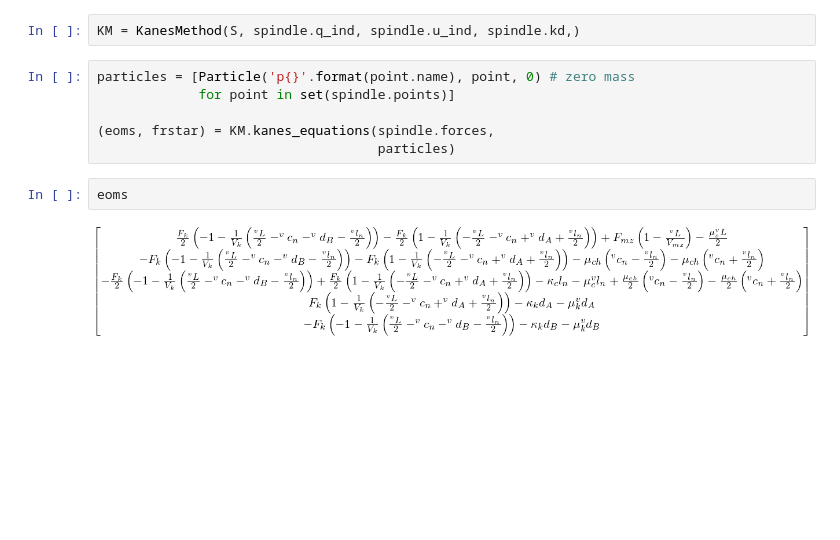
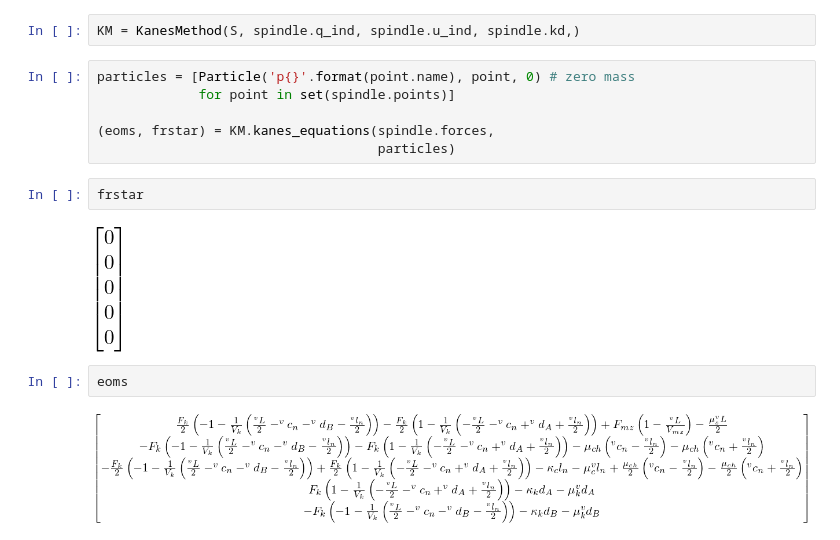
Before and after one commit to glyg/notebooks, a Jupyter notebook: kt_sim/sympy_dumb_spindle.ipynb, the cells around one changed output. Drawn from its saved outputs; the diff is of its cells as text; blank space fills up the shorter version.

```diff
--- a/kt_sim/sympy_dumb_spindle.ipynb
+++ b/kt_sim/sympy_dumb_spindle.ipynb
@@ -334,6 +334,10 @@ particles = [Particle('p{}'.format(point.name), point, 0) # zero mass
 
 (eoms, frstar) = KM.kanes_equations(spindle.forces,
                                     particles)
+# %%
+frstar
+# %% [output]
+[figure, added]
 # %%
 eoms
 # %% [output]
```
Also changed, not shown: parts of 11 cells of this notebook, 3 other files.
